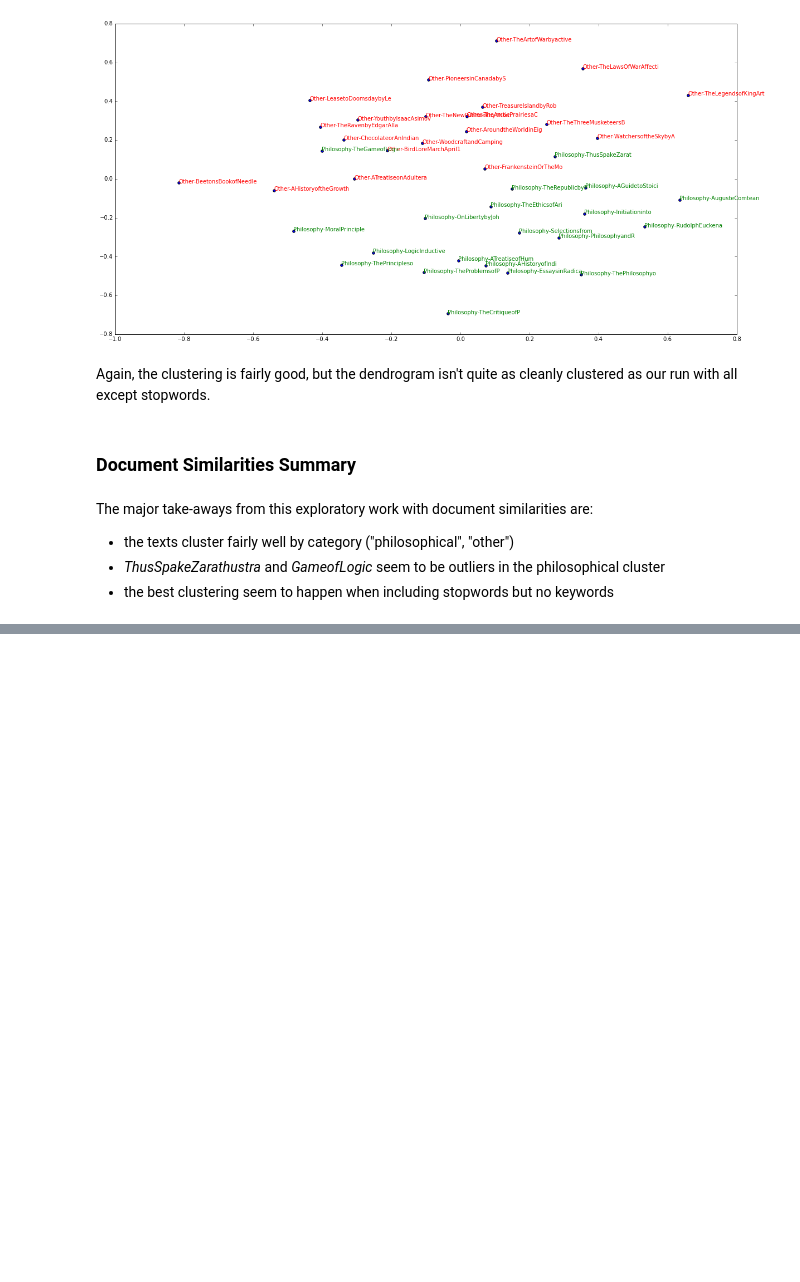
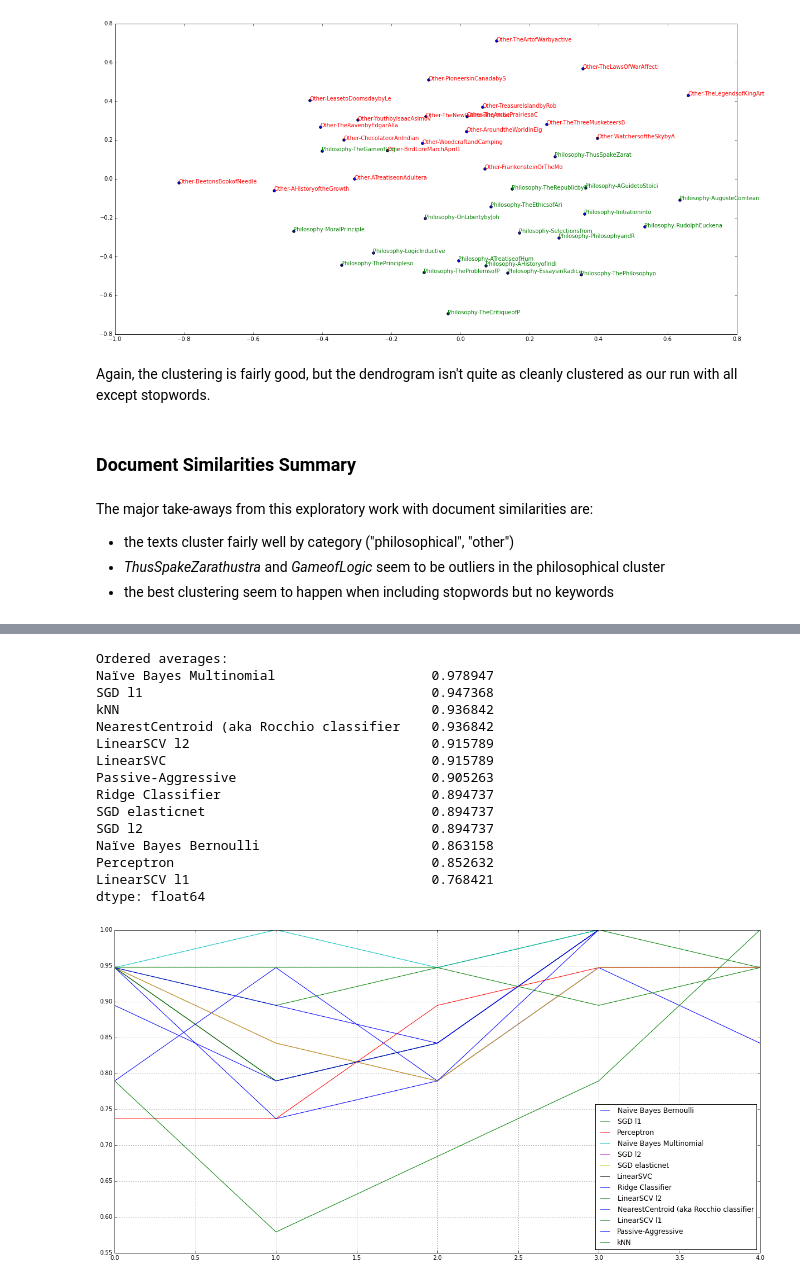
Before and after one commit to htrc/ACS-TT, a Jupyter notebook: tools/notebooks/ClassifyingPhilosophicalText.ipynb, the cells around one changed output, grey strips where cells are left out. Drawn from its saved outputs; the diff is of its cells as text; code cells hidden in the pictures; blank space fills up the shorter version.

```diff
--- a/tools/notebooks/ClassifyingPhilosophicalText.ipynb
+++ b/tools/notebooks/ClassifyingPhilosophicalText.ipynb
@@ -126,0 +226,21 @@ The major take-aways from this exploratory work with document similarities are:
+# %%
+keywords = [line.rstrip('\n') for line in open(data_dir+'/keywords.txt')]
+tokenizer = Tokenizer([], keywords)
+benchmark_svms(filtered_labelled_texts, 5, tokenizer.tokenize)
+# %% [output]
+Ordered averages:
+Naïve Bayes Multinomial                    0.978947
+SGD l1                                     0.947368
+kNN                                        0.936842
+NearestCentroid (aka Rocchio classifier    0.936842
+LinearSCV l2                               0.915789
+LinearSVC                                  0.915789
+Passive-Aggressive                         0.905263
+Ridge Classifier                           0.894737
+SGD elasticnet                             0.894737
+SGD l2                                     0.894737
+Naïve Bayes Bernoulli                      0.863158
+Perceptron                                 0.852632
+LinearSCV l1                               0.768421
+dtype: float64
+[figure, added]
```
Also changed, not shown: parts of 12 cells of this notebook.
